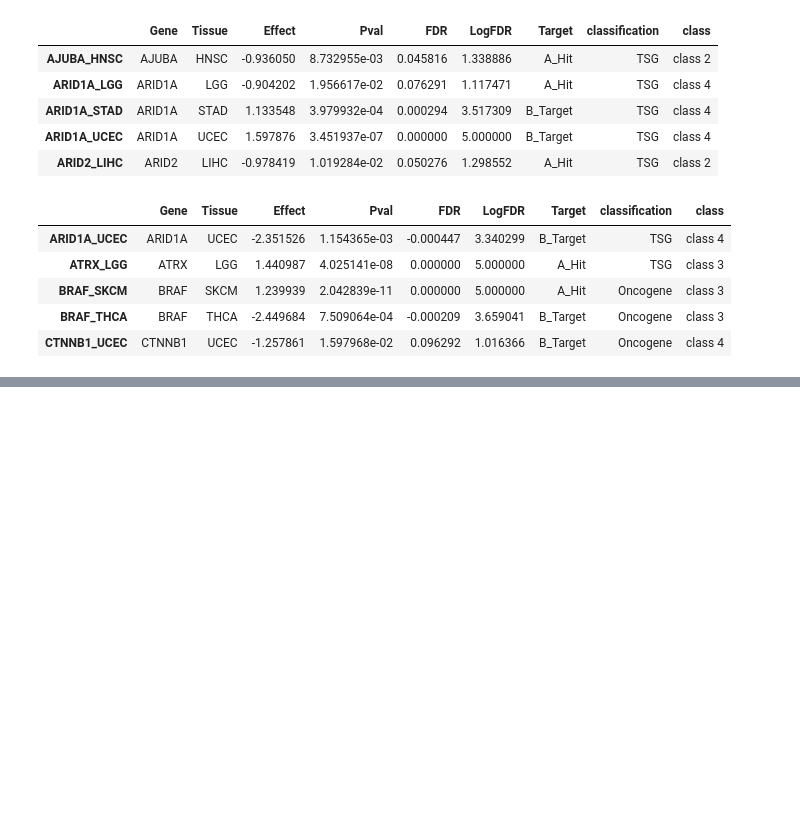
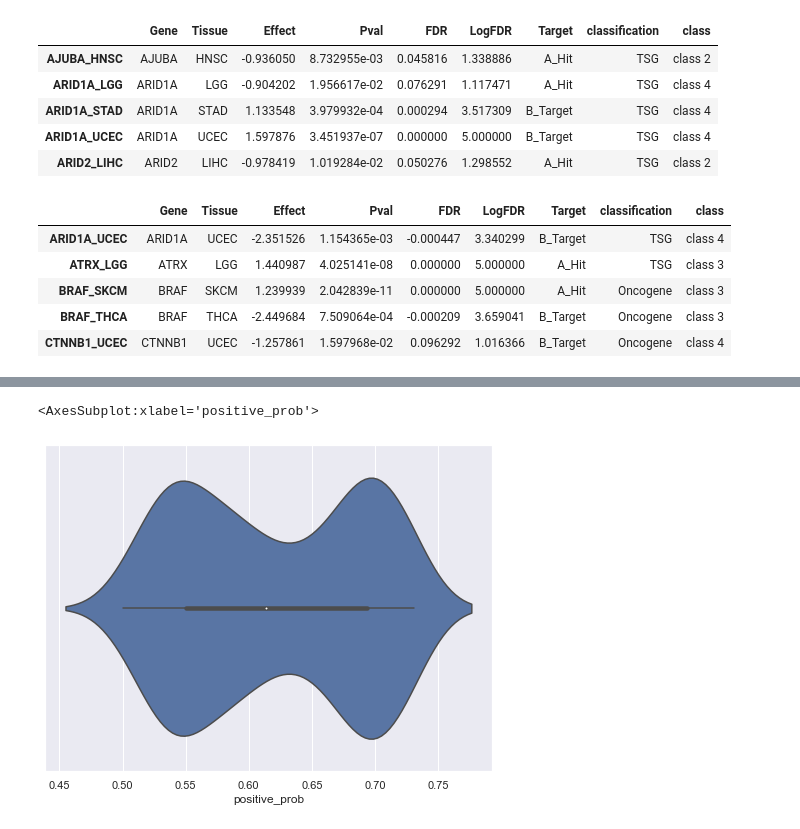
Before and after one commit to greenelab/mutation-fn, a Jupyter notebook: 3_park_analysis.ipynb, the cells around one changed output, grey strips where cells are left out. Drawn from its saved outputs; the diff is of its cells as text; code cells hidden in the pictures; blank space fills up the shorter version.

```diff
--- a/3_park_analysis.ipynb
+++ b/3_park_analysis.ipynb
@@ -145,0 +218,6 @@ park_gain_df.head()
+# %%
+sns.set({'figure.figsize': (8, 6)})
+sns.violinplot(df.positive_prob)
+# %% [output]
+<AxesSubplot:xlabel='positive_prob'>
+[figure, added]
```
Also changed, not shown: parts of 6 cells of this notebook, 1 other file.
